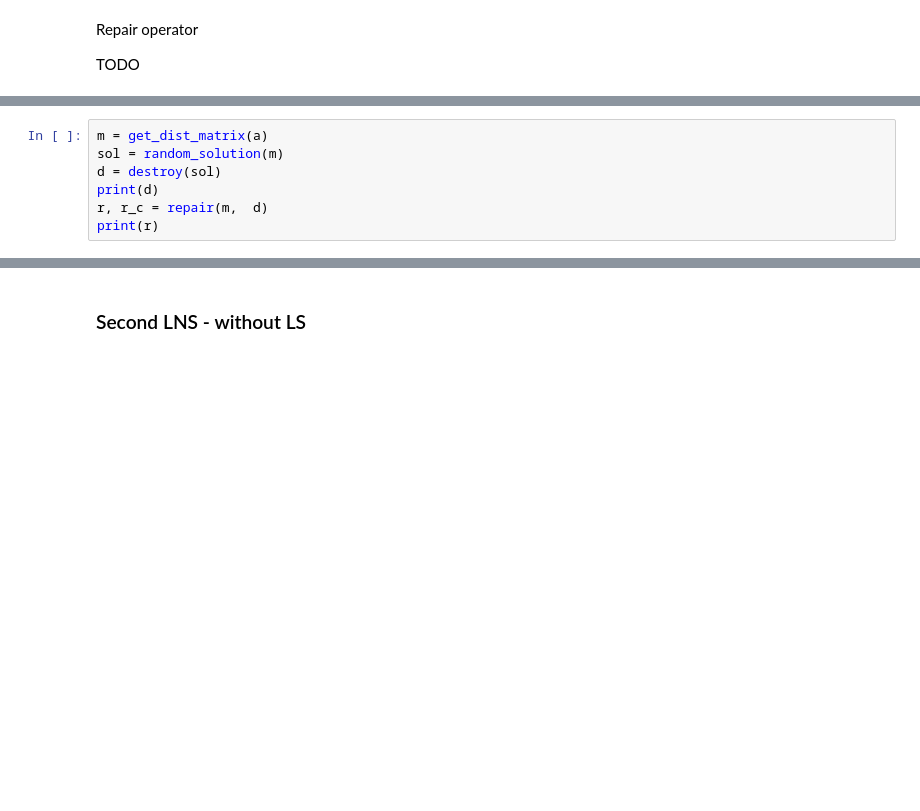
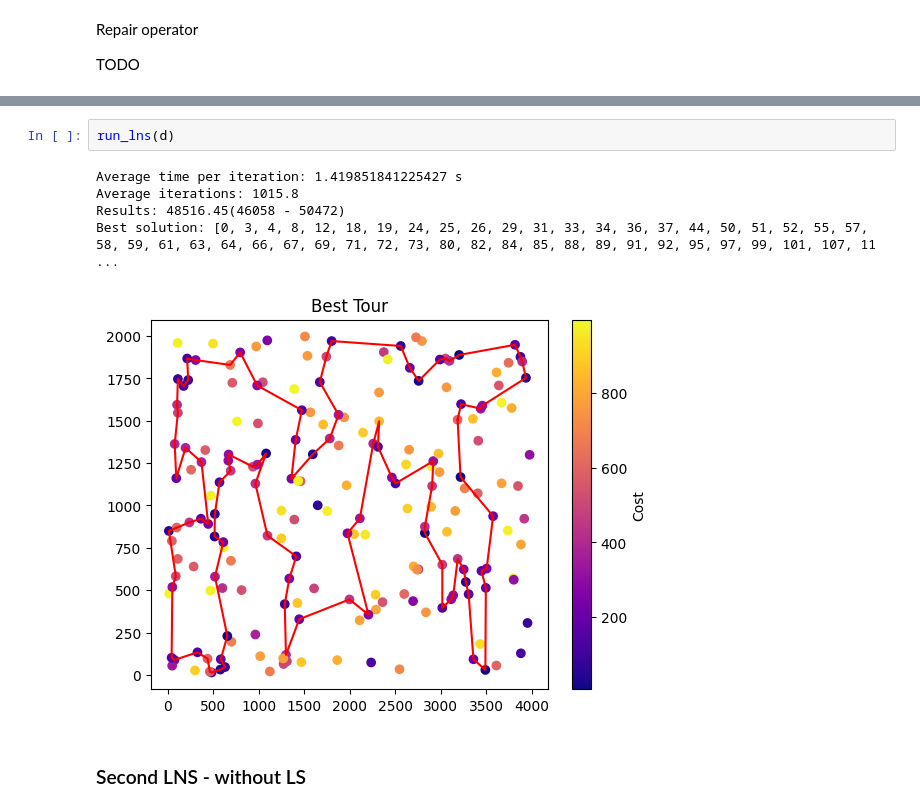
Before and after one commit to Oskshust/evo_comp, a Jupyter notebook: 7/raport.ipynb, the cells around one changed output, grey strips where cells are left out. Saved outputs shown, nothing was run; the diff lists cells and outputs as text; blank space fills up the shorter version.

```diff
--- a/7/raport.ipynb
+++ b/7/raport.ipynb
@@ -56,7 +46,0 @@ d = "../data/TSPD.csv"
-# %%
-m = get_dist_matrix(a)
-sol = random_solution(m)
-d = destroy(sol)
-print(d)
-r, r_c = repair(m,  d)
-print(r)
@@ -79,3 +71,11 @@ Best solution: [0, 1, 4, 5, 6, 7, 8, 12, 19, 20, 21, 22, 24, 25, 26, 27, 31, 32,
+# %%
+run_lns(d)
+# %% [output]
+Average time per iteration: 1.419851841225427 s
+Average iterations: 1015.8
+Results: 48516.45(46058 - 50472)
+Best solution: [0, 3, 4, 8, 12, 18, 19, 24, 25, 26, 29, 31, 33, 34, 36, 37, 44, 50, 51, 52, 55, 57, 58, 59, 61, 63, 64, 66, 67, 69, 71, 72, 73, 80, 82, 84, 85, 88, 89, 91, 92, 95, 97, 99, 101, 107, 11 ...
+[figure, added]
 # %% [markdown]
 ### Second LNS - without LS
 # %%
```
Also changed, not shown: parts of 12 cells of this notebook.
